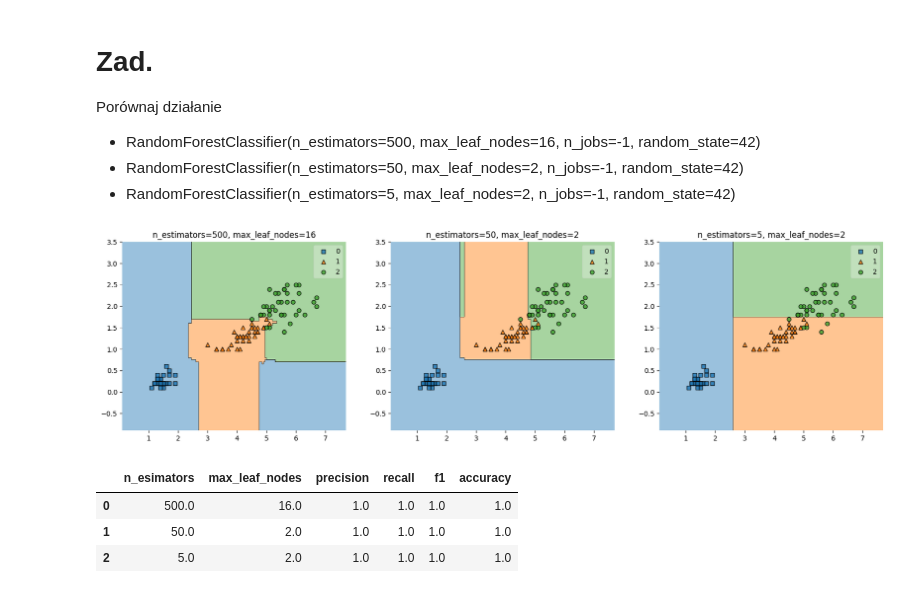
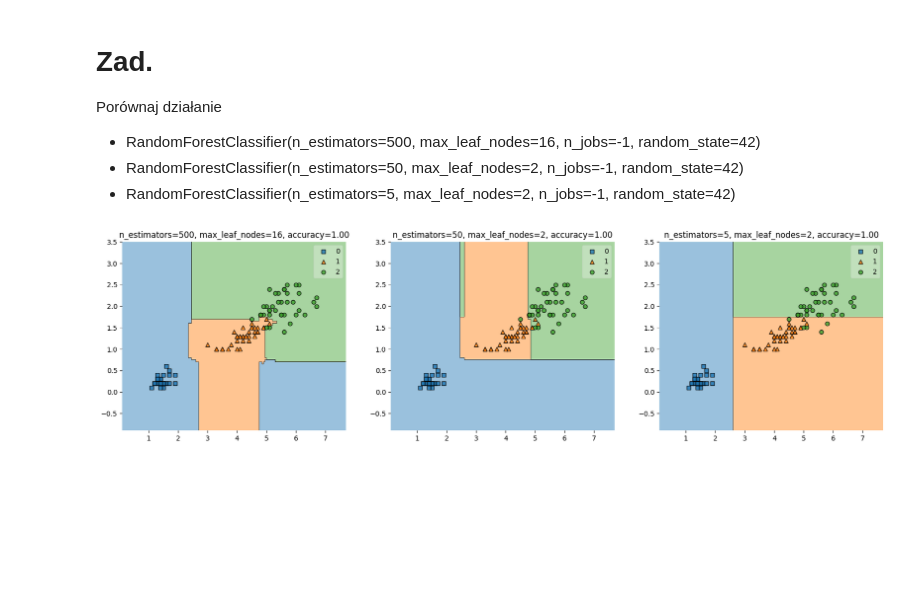
Before and after one commit to KrystianJachna/AI, a Jupyter notebook: cw9/AD_Z09_E_random_forests.ipynb, the cells around one changed output. Saved outputs shown, nothing was run; the diff lists cells and outputs as text; code cells hidden in the pictures; blank space fills up the shorter version.

```diff
--- a/cw9/AD_Z09_E_random_forests.ipynb
+++ b/cw9/AD_Z09_E_random_forests.ipynb
@@ -48,29 +48,15 @@ models = [RandomForestClassifier(n_estimators=n_estimators, max_leaf_nodes=max_l
 # %%
 def score_model(model):
     y_pred = model.predict(X_test)
-
-    precision = metrics.precision_score(y_test, y_pred, average="weighted")
-    recall = metrics.recall_score(y_test, y_pred, average="weighted")
-    f1 = metrics.f1_score(y_test, y_pred, average="weighted")
     accuracy = metrics.accuracy_score(y_test, y_pred)
-
-    return precision, recall, f1, accuracy
+    return accuracy
 # %%
 fig, axs = plt.subplots(1, 3, figsize=(20, 5))
-df = pd.DataFrame(columns=["n_esimators", "max_leaf_nodes", "precision", "recall", "f1", "accuracy"])
 
 for i, (model, (n_estimators, max_leaf_nodes), ax) in enumerate(zip(models, params, axs.flatten())):
     model.fit(X_train, y_train)
     plot_decision_regions(X_train, y_train, model, legend=1, ax=ax)
-    ax.set_title(f"n_estimators={n_estimators}, max_leaf_nodes={max_leaf_nodes}")
-    precision, recall, f1, accuracy = score_model(model)
-    df.loc[i] = [n_estimators, max_leaf_nodes, precision, recall, f1, accuracy]
+    accuracy = score_model(model)
+    ax.set_title(f"n_estimators={n_estimators}, max_leaf_nodes={max_leaf_nodes}, accuracy={score_model(model):.2f}")
 # %% [output]
-[figure, old version]
+[figure, new version]
-# %%
-df
-# %% [output]
-|  | n_esimators | max_leaf_nodes | precision | recall | f1 | accuracy |
-| 0 | 500.0 | 16.0 | 1.0 | 1.0 | 1.0 | 1.0 |
-| 1 | 50.0 | 2.0 | 1.0 | 1.0 | 1.0 | 1.0 |
-| 2 | 5.0 | 2.0 | 1.0 | 1.0 | 1.0 | 1.0 |
```
